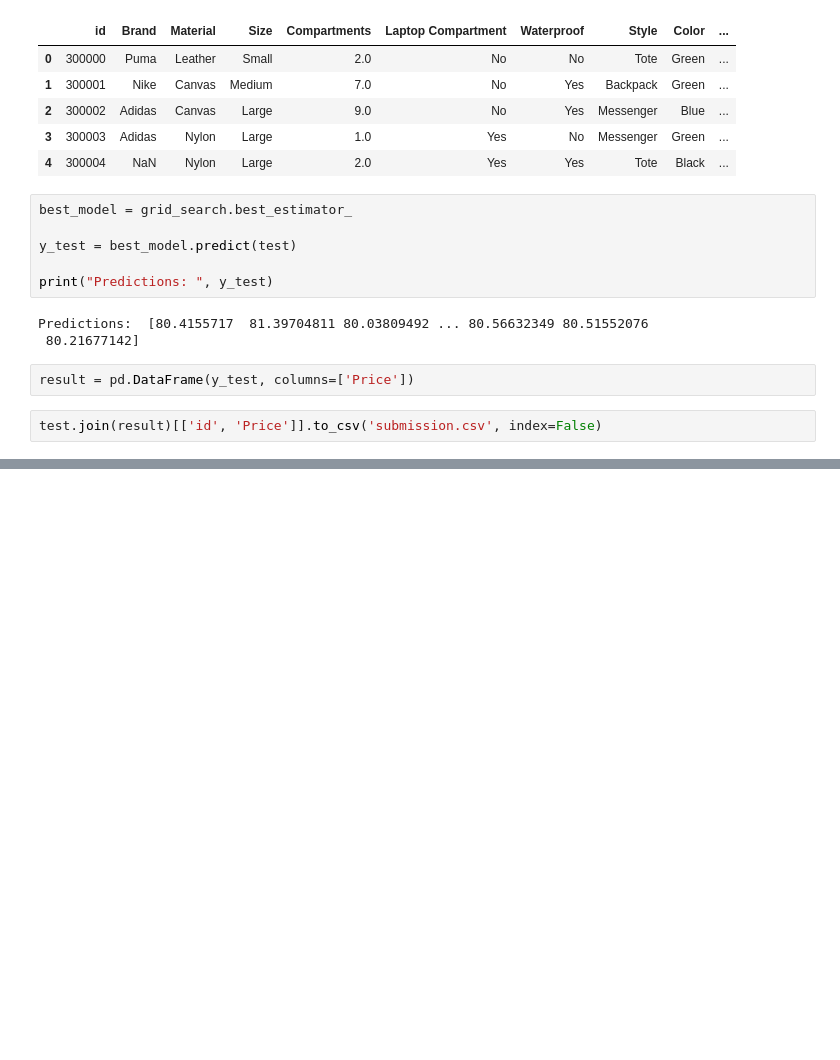
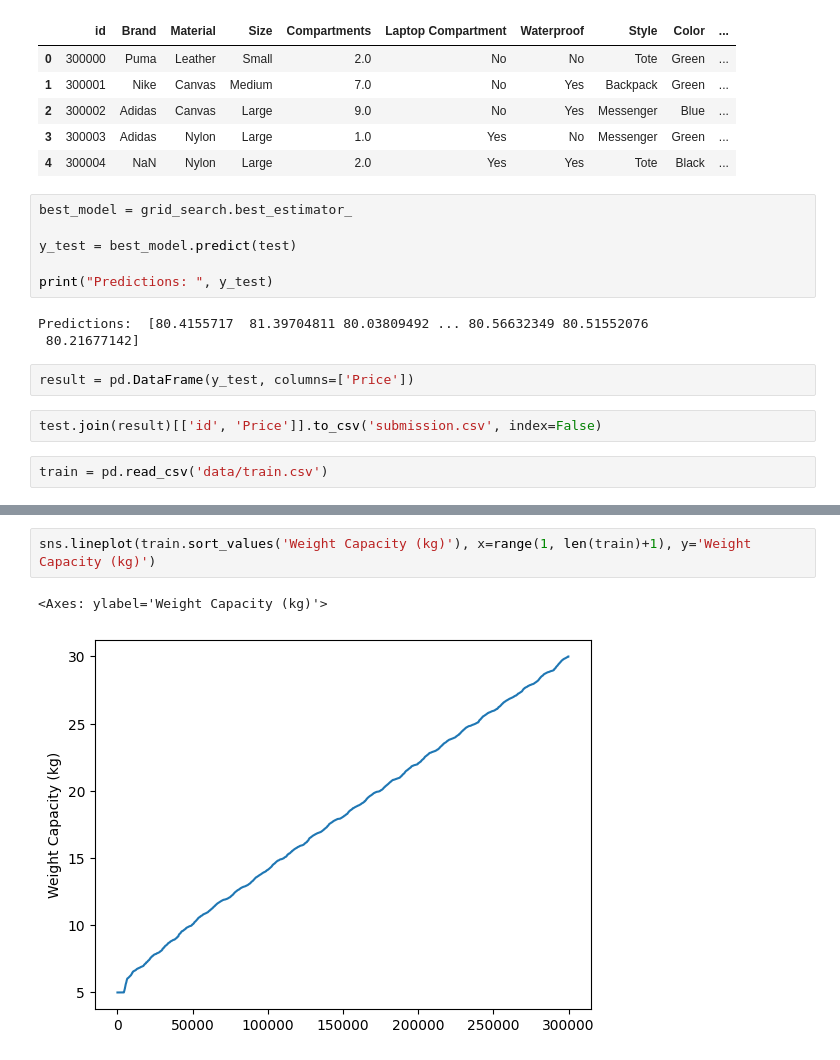
Before and after one commit to tengkumuazabs/my-portfolio, a Jupyter notebook: python-projects/kaggle/backpack-price-prediction/main.ipynb, the cells around one changed output, grey strips where cells are left out. Drawn from its saved outputs; the diff is of its cells as text; blank space fills up the shorter version.

```diff
--- a/python-projects/kaggle/backpack-price-prediction/main.ipynb
+++ b/python-projects/kaggle/backpack-price-prediction/main.ipynb
@@ -268,3 +268,5 @@ Predictions:  [80.4155717  81.39704811 80.03809492 ... 80.56632349 80.51552076
 result = pd.DataFrame(y_test, columns=['Price'])
 # %%
 test.join(result)[['id', 'Price']].to_csv('submission.csv', index=False)
+# %%
+train = pd.read_csv('data/train.csv')
@@ -270,0 +295,5 @@ test.join(result)[['id', 'Price']].to_csv('submission.csv', index=False)
+# %%
+sns.lineplot(train.sort_values('Weight Capacity (kg)'), x=range(1, len(train)+1), y='Weight Capacity (kg)')
+# %% [output]
+<Axes: ylabel='Weight Capacity (kg)'>
+[figure, added]
```
Also changed, not shown: parts of 4 cells of this notebook, 2 other files.
